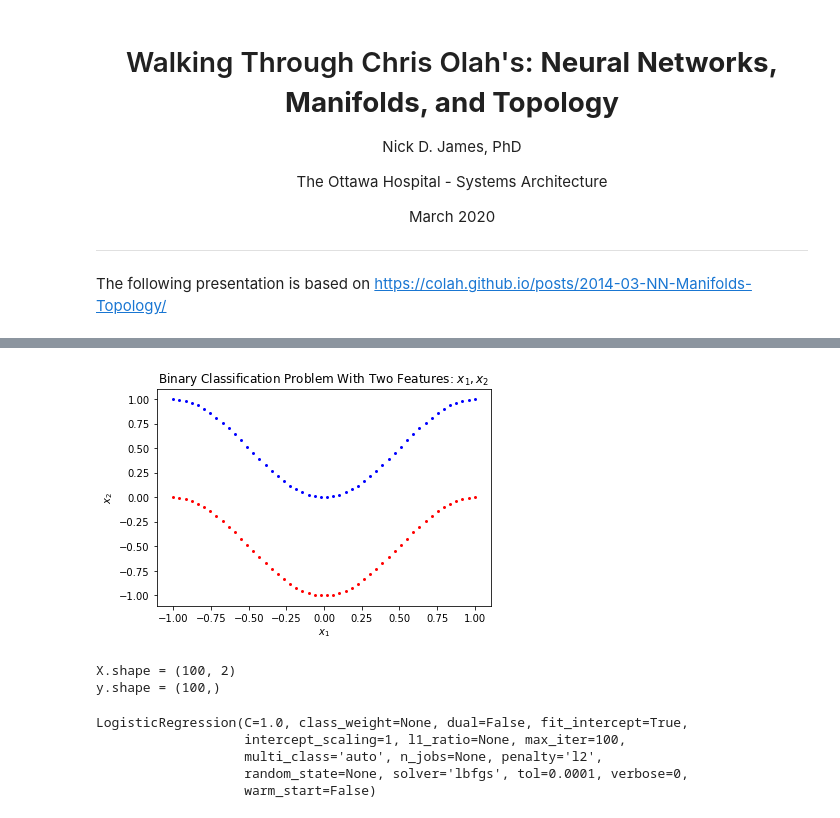
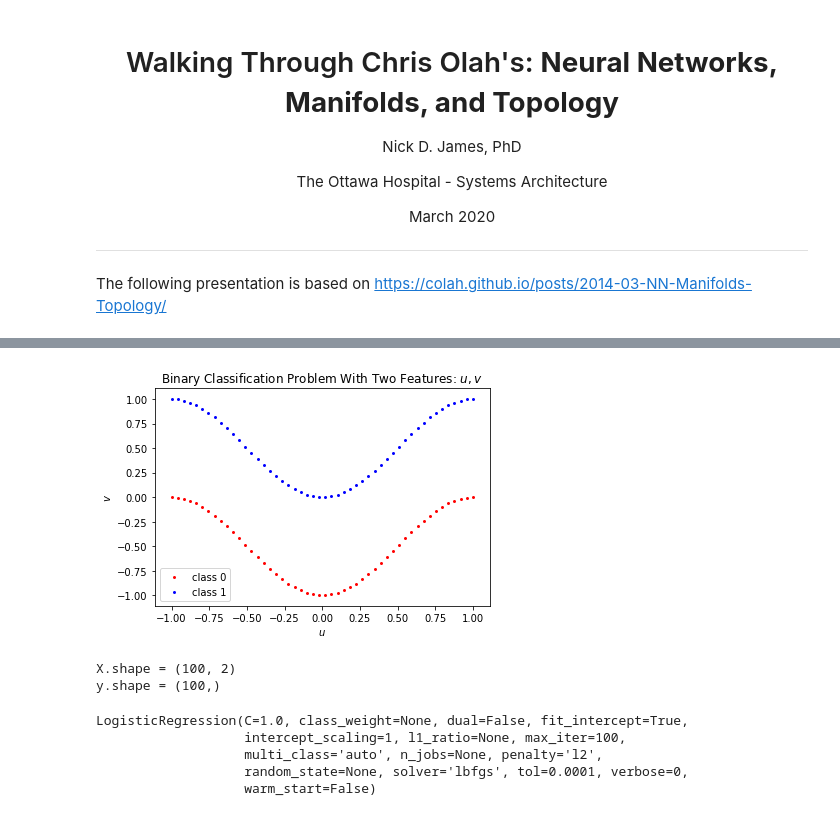
Before and after one commit to nick-d-james/academic-writing, a Jupyter notebook: neural_networks_manifolds_topology.ipynb, the cells around one changed output, grey strips where cells are left out. Saved outputs shown, nothing was run; the diff lists cells and outputs as text; code cells hidden in the pictures.

```diff
--- a/neural_networks_manifolds_topology.ipynb
+++ b/neural_networks_manifolds_topology.ipynb
@@ -23,31 +29,48 @@ The following presentation is based on https://colah.github.io/posts/2014-03-NN-
-# %%
-import numpy as np
-import matplotlib.pyplot as plt
-import seaborn
-
-def create_cos_curve_points(n_points=50, mean=0.0, offset=0.0, amplitude=0.5, noise_std_dev=0.1):
-  return np.asarray([(x, amplitude * (np.random.normal(scale=noise_std_dev) - np.cos(np.pi * x) + offset)) for x in np.linspace(-1, 1, num=n_points)])
-
-blue_points = create_cos_curve_points(offset=1, noise_std_dev=0)
-red_points = create_cos_curve_points(offset=-1, noise_std_dev=0)
-
-plt.scatter(blue_points[:,0], blue_points[:,1], color='blue', marker='.', linewidths=0)
-plt.scatter(red_points[:,0], red_points[:,1], color='red', marker='.', linewidths=0)
-plt.xlabel("$x_1$")
-plt.ylabel("$x_2$")
-plt.title("Binary Classification Problem With Two Features: $x_1, x_2$")
-plt.show()
-# %% [output]
-[figure, removed]
-# %%
-X = np.concatenate([blue_points, red_points], axis=0)
-y = np.concatenate([np.ones(shape=(blue_points.shape[0],)),
-                    np.zeros(shape=(red_points.shape[0],))])
-print("X.shape = {}".format(X.shape))
-print("y.shape = {}".format(y.shape))
-# %% [output]
-X.shape = (100, 2)
-y.shape = (100,)
+# %%
+#@title [Click to expand code block that generates the red/blue dataset]
+import numpy as np
+import matplotlib.pyplot as plt
+import seaborn
+
+def create_cos_curve_points(n_points=50,
+                            dc_bias=0.0,
+                            amplitude=0.5,
+                            phase=np.pi,
+                            u_noise_std_dev=0.0,
+                            v_noise_std_dev=0.0):
+  u_noise = np.random.normal(scale=u_noise_std_dev, size=(n_points,))
+  v_noise = np.random.normal(scale=v_noise_std_dev, size=(n_points,))
+  u = np.linspace(-1, 1, num=n_points) + u_noise
+  v = amplitude * np.cos(np.pi * u + phase) + v_noise + dc_bias
+  return np.stack((u, v), axis=-1)
+
+def scatter_n_by_2(n_by_2_array, *args, **kwargs):
+  return plt.scatter(n_by_2_array[:, 0], n_by_2_array[:, 1], *args, **kwargs)
+
+def show_plot_frame(title):
+  plt.xlabel("$u$")
+  plt.ylabel("$v$")
+  plt.legend(("class 0", "class 1"))
+  plt.title(title)
+  plt.show()
+
+blue_points = create_cos_curve_points(dc_bias=0.5)
+red_points = create_cos_curve_points(dc_bias=-0.5)
+X = np.concatenate([blue_points, red_points], axis=0)
+y = np.concatenate([np.ones(shape=(blue_points.shape[0],)), np.zeros(shape=(red_points.shape[0],))])
+
+scatter_n_by_2(red_points, color='red', marker='.', linewidths=0)
+scatter_n_by_2(blue_points, color='blue', marker='.', linewidths=0)
+show_plot_frame("Binary Classification Problem With Two Features: $u, v$")
+# %% [output]
+[figure, added]
+# %%
+#@title Our dataset of 50 red and 50 blue points
+print("X.shape = {}".format(X.shape))
+print("y.shape = {}".format(y.shape))
+# %% [output]
+X.shape = (100, 2)
+y.shape = (100,)
 # %%
 from sklearn.linear_model import LogisticRegression
 logreg = LogisticRegression()
```
Also changed, not shown: parts of 1 cell of this notebook.
